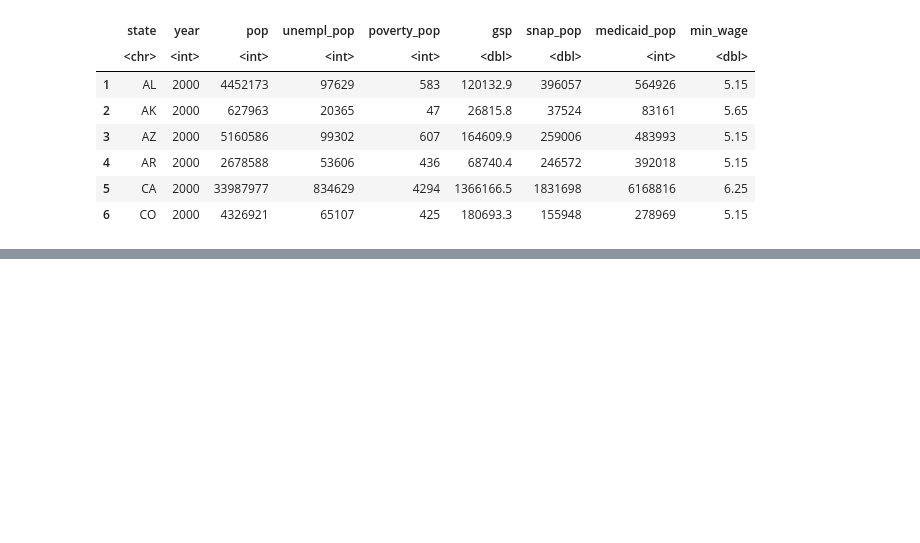
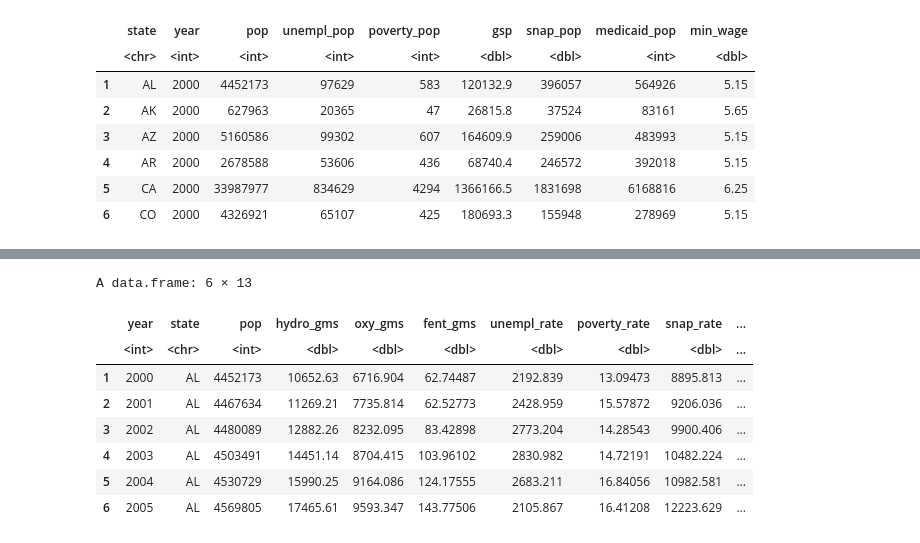
Before and after one commit to amberteetsel/opioid-crisis, a Jupyter notebook: src/data_collection.ipynb, the cells around one changed output, grey strips where cells are left out. Drawn from its saved outputs; the diff is of its cells as text; code cells hidden in the pictures; blank space fills up the shorter version.

```diff
--- a/src/data_collection.ipynb
+++ b/src/data_collection.ipynb
@@ -66,0 +70,9 @@ nchs_state <- nchs_df %>%
+# %%
+# Add state abbr to NCHS_State
+nchs_state <- nchs_state %>%
+    mutate(
+        state_abbr = state.abb[match(toupper(state), toupper(state.name))]
+    )
+nchs_state = nchs_state[, c("state_abbr", "year", "death_rate")] %>%
+    rename(state = state_abbr)
+head(nchs_state)
@@ -69,7 +91,9 @@ nchs_state <- nchs_df %>%
 # %%
 # Load Data
 dea_df <- read.csv(here("data", "DEA_Clean.csv"))
+dea_df <- dea_df %>% filter(state != "DC")
 head(dea_df)
+dea_state <- dea_df
 # %% [output]
 A data.frame: 6 × 5
 |  | state | year | hydro_gms | oxy_gms | fent_gms |
@@ -151,8 +176,14 @@ A data.frame: 6 × 9
 # %%
 # Calculate Rates for State-Level Data
 uk_state <- uk_raw %>%
-    summarize(
+    group_by(year) %>%
+    mutate(
         unempl_rate = (unempl_pop / pop) * 100000,
         poverty_rate = (poverty_pop / pop) * 100000,
-        poverty_rate = (poverty_pop / pop) * 100000,
-    )
+        snap_rate = (snap_pop / pop) * 100000,
+        medicaid_rate = (medicaid_pop / pop) * 100000,
+        gsp_per_cap = (gsp / pop) * 100000
+    ) %>%
+    filter(state != "DC")
+uk_state <- uk_state[, c("state", "year", "pop", "unempl_rate", "poverty_rate", "snap_rate", "medicaid_rate", "gsp_per_cap", "min_wage")]
+head(uk_state)
@@ -202,0 +293,27 @@ A data.frame: 6 × 15
+# %%
+# Join Data on Year, State
+df_final_state = nchs_state %>%
+    left_join(dea_state, by = c("year", "state")) %>%
+    left_join(uk_state, by = c("year", "state"))
+
+# Calculate Drug Supply per 100k Population
+df_final_state <- df_final_state %>%
+    mutate(
+        hydro_gms = (hydro_gms/pop) * 100000,
+        oxy_gms = (oxy_gms/pop) * 100000,
+        fent_gms = (fent_gms/pop) * 100000
+    )
+
+df_final_state = df_final_state[, c("year", "state", "pop", "hydro_gms", "oxy_gms", "fent_gms",
+    "unempl_rate", "poverty_rate", "snap_rate", "medicaid_rate", "gsp_per_cap", "min_wage", "death_rate")]
+head(df_final_state)
+# %% [output]
+A data.frame: 6 × 13
+|  | year | state | pop | hydro_gms | oxy_gms | fent_gms | unempl_rate | poverty_rate | snap_rate | ... |
+|  | <int> | <chr> | <int> | <dbl> | <dbl> | <dbl> | <dbl> | <dbl> | <dbl> | ... |
+| 1 | 2000 | AL | 4452173 | 10652.63 | 6716.904 | 62.74487 | 2192.839 | 13.09473 | 8895.813 | ... |
+| 2 | 2001 | AL | 4467634 | 11269.21 | 7735.814 | 62.52773 | 2428.959 | 15.57872 | 9206.036 | ... |
+| 3 | 2002 | AL | 4480089 | 12882.26 | 8232.095 | 83.42898 | 2773.204 | 14.28543 | 9900.406 | ... |
+| 4 | 2003 | AL | 4503491 | 14451.14 | 8704.415 | 103.96102 | 2830.982 | 14.72191 | 10482.224 | ... |
+| 5 | 2004 | AL | 4530729 | 15990.25 | 9164.086 | 124.17555 | 2683.211 | 16.84056 | 10982.581 | ... |
+| 6 | 2005 | AL | 4569805 | 17465.61 | 9593.347 | 143.77506 | 2105.867 | 16.41208 | 12223.629 | ... |
```
Also changed, not shown: parts of 10 cells of this notebook, 1 other file.
